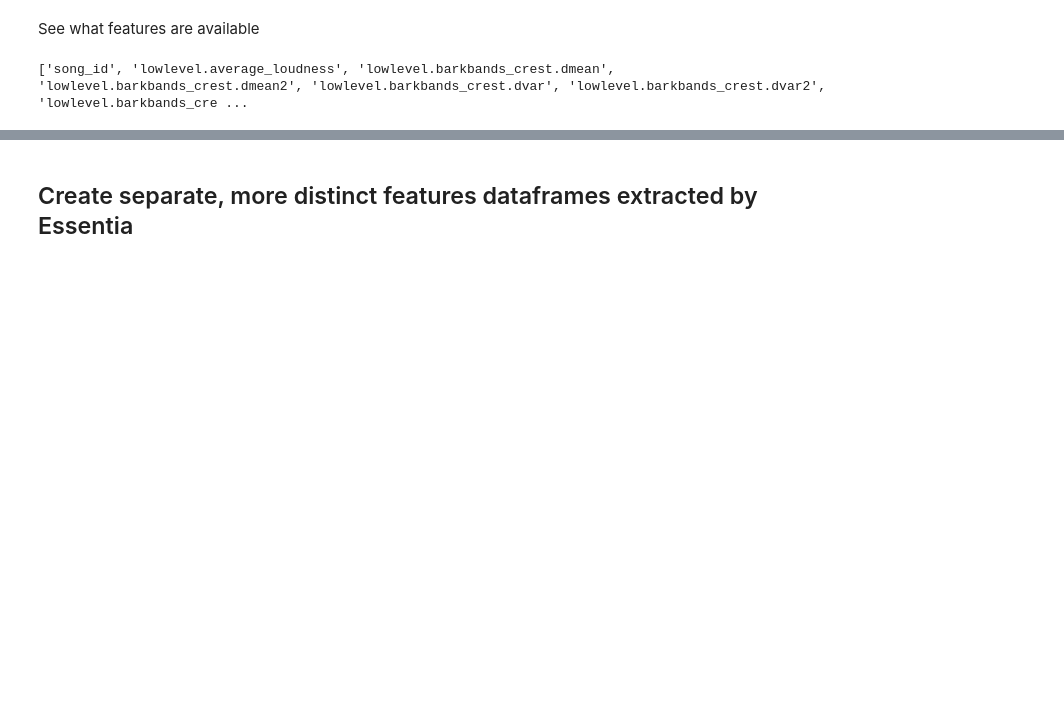
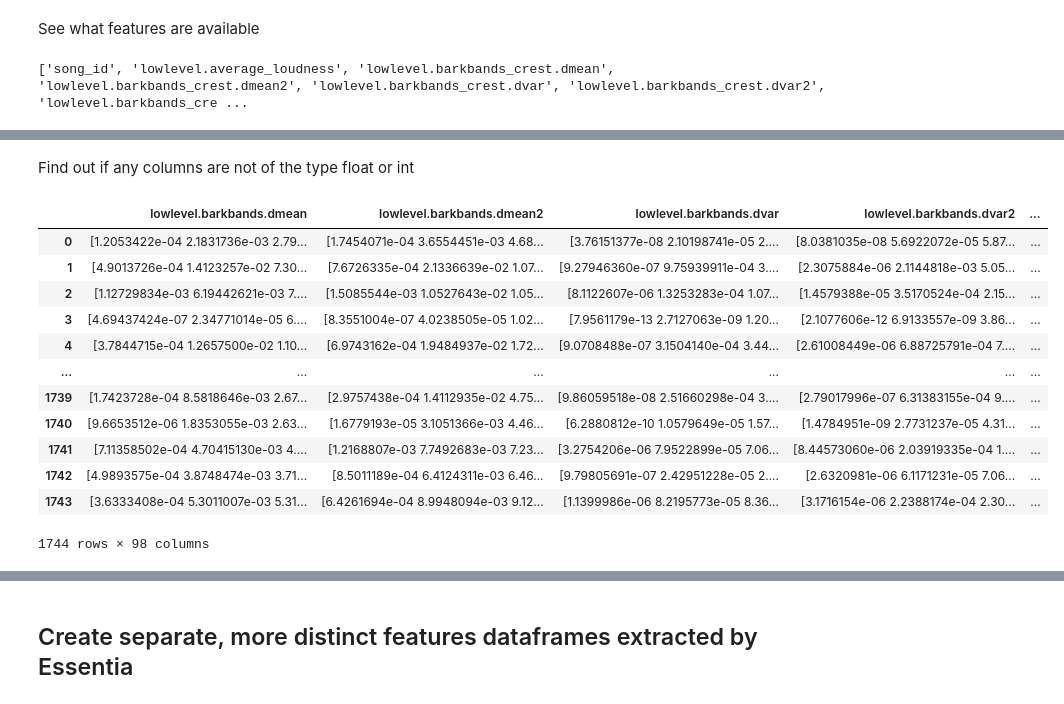
Before and after one commit to Fe-56/CDeeS, a Jupyter notebook: notebooks/deam/deam_preprocessing.ipynb, the cells around one changed output, grey strips where cells are left out. Drawn from its saved outputs; the diff is of its cells as text; code cells hidden in the pictures; blank space fills up the shorter version.

```diff
--- a/notebooks/deam/deam_preprocessing.ipynb
+++ b/notebooks/deam/deam_preprocessing.ipynb
@@ -200,0 +231,19 @@ print(df_essentia_features.columns.to_list())
+# %% [markdown]
+Find out if any columns are not of the type float or int
+# %%
+pd.set_option('display.max_columns', None)
+df_essentia_features.select_dtypes(exclude=['int64', 'float64'])
+# %% [output]
+|  | lowlevel.barkbands.dmean | lowlevel.barkbands.dmean2 | lowlevel.barkbands.dvar | lowlevel.barkbands.dvar2 | ... |
+| 0 | [1.2053422e-04 2.1831736e-03 2.79... | [1.7454071e-04 3.6554451e-03 4.68... | [3.76151377e-08 2.10198741e-05 2.... | [8.0381035e-08 5.6922072e-05 5.87... | ... |
+| 1 | [4.9013726e-04 1.4123257e-02 7.30... | [7.6726335e-04 2.1336639e-02 1.07... | [9.27946360e-07 9.75939911e-04 3.... | [2.3075884e-06 2.1144818e-03 5.05... | ... |
+| 2 | [1.12729834e-03 6.19442621e-03 7.... | [1.5085544e-03 1.0527643e-02 1.05... | [8.1122607e-06 1.3253283e-04 1.07... | [1.4579388e-05 3.5170524e-04 2.15... | ... |
+| 3 | [4.69437424e-07 2.34771014e-05 6.... | [8.3551004e-07 4.0238505e-05 1.02... | [7.9561179e-13 2.7127063e-09 1.20... | [2.1077606e-12 6.9133557e-09 3.86... | ... |
+| 4 | [3.7844715e-04 1.2657500e-02 1.10... | [6.9743162e-04 1.9484937e-02 1.72... | [9.0708488e-07 3.1504140e-04 3.44... | [2.61008449e-06 6.88725791e-04 7.... | ... |
+| ... | ... | ... | ... | ... | ... |
+| 1739 | [1.7423728e-04 8.5818646e-03 2.67... | [2.9757438e-04 1.4112935e-02 4.75... | [9.86059518e-08 2.51660298e-04 3.... | [2.79017996e-07 6.31383155e-04 9.... | ... |
+| 1740 | [9.6653512e-06 1.8353055e-03 2.63... | [1.6779193e-05 3.1051366e-03 4.46... | [6.2880812e-10 1.0579649e-05 1.57... | [1.4784951e-09 2.7731237e-05 4.31... | ... |
+| 1741 | [7.11358502e-04 4.70415130e-03 4.... | [1.2168807e-03 7.7492683e-03 7.23... | [3.2754206e-06 7.9522899e-05 7.06... | [8.44573060e-06 2.03919335e-04 1.... | ... |
+| 1742 | [4.9893575e-04 3.8748474e-03 3.71... | [8.5011189e-04 6.4124311e-03 6.46... | [9.79805691e-07 2.42951228e-05 2.... | [2.6320981e-06 6.1171231e-05 7.06... | ... |
+| 1743 | [3.6333408e-04 5.3011007e-03 5.31... | [6.4261694e-04 8.9948094e-03 9.12... | [1.1399986e-06 8.2195773e-05 8.36... | [3.1716154e-06 2.2388174e-04 2.30... | ... |
+1744 rows × 98 columns
```
Also changed, not shown: parts of 45 cells of this notebook.
